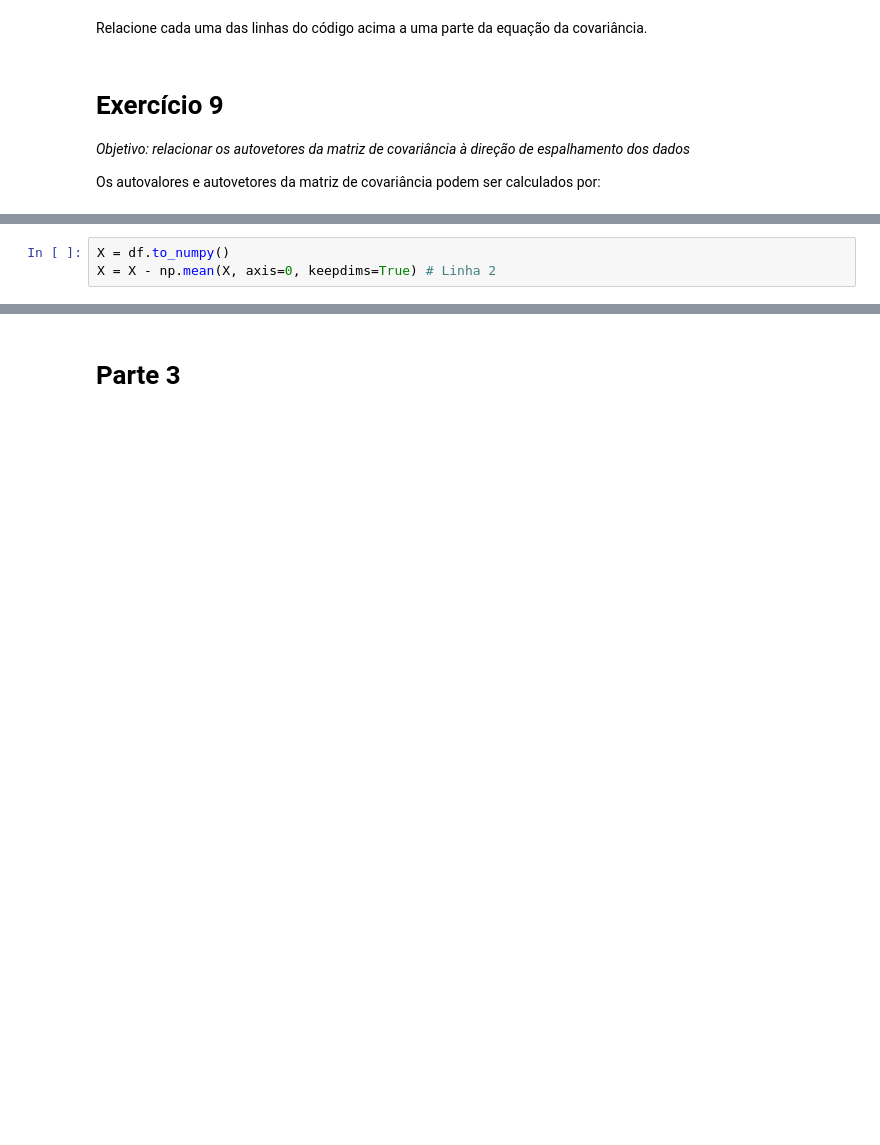
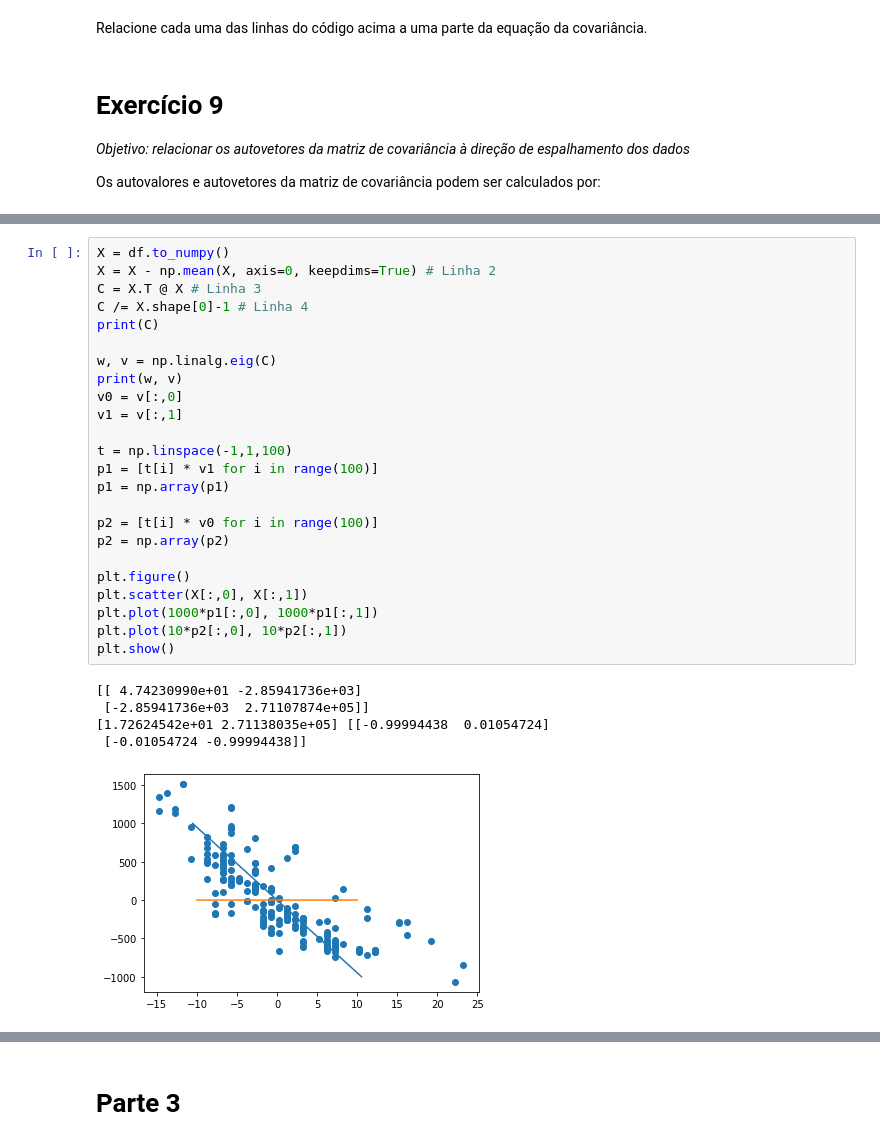
Before and after one commit to insper-classroom/alglin-alunos_EduardoVaz, a Jupyter notebook: 05-autovetores_e_autovalores.ipynb, the cells around one changed output, grey strips where cells are left out. Saved outputs shown, nothing was run; the diff lists cells and outputs as text; blank space fills up the shorter version.

```diff
--- a/05-autovetores_e_autovalores.ipynb
+++ b/05-autovetores_e_autovalores.ipynb
@@ -482,9 +509,36 @@ v1 = v[:,1]
 <img src="reta_pca_1.png"></img>
 
 (c) O que a reta desenhada no ítem (b) indica sobre os seus dados?
-# %%
-X = df.to_numpy()
-X = X - np.mean(X, axis=0, keepdims=True) # Linha 2
+# %%
+X = df.to_numpy()
+X = X - np.mean(X, axis=0, keepdims=True) # Linha 2
+C = X.T @ X # Linha 3
+C /= X.shape[0]-1 # Linha 4
+print(C)
+
+w, v = np.linalg.eig(C)
+print(w, v)
+v0 = v[:,0]
+v1 = v[:,1]
+
+t = np.linspace(-1,1,100)
+p1 = [t[i] * v1 for i in range(100)]
+p1 = np.array(p1)
+
+p2 = [t[i] * v0 for i in range(100)]
+p2 = np.array(p2)
+
+plt.figure()
+plt.scatter(X[:,0], X[:,1])
+plt.plot(1000*p1[:,0], 1000*p1[:,1])
+plt.plot(10*p2[:,0], 10*p2[:,1])
+plt.show()
+# %% [output]
+[[ 4.74230990e+01 -2.85941736e+03]
+ [-2.85941736e+03  2.71107874e+05]]
+[1.72624542e+01 2.71138035e+05] [[-0.99994438  0.01054724]
+ [-0.01054724 -0.99994438]]
+[figure, added]
 # %% [markdown]
 # Exercício 10
 *Objetivo: fazer uma projeção PCA como uma mudança de bases*
```
Also changed, not shown: parts of 12 cells of this notebook, 1 other file.
